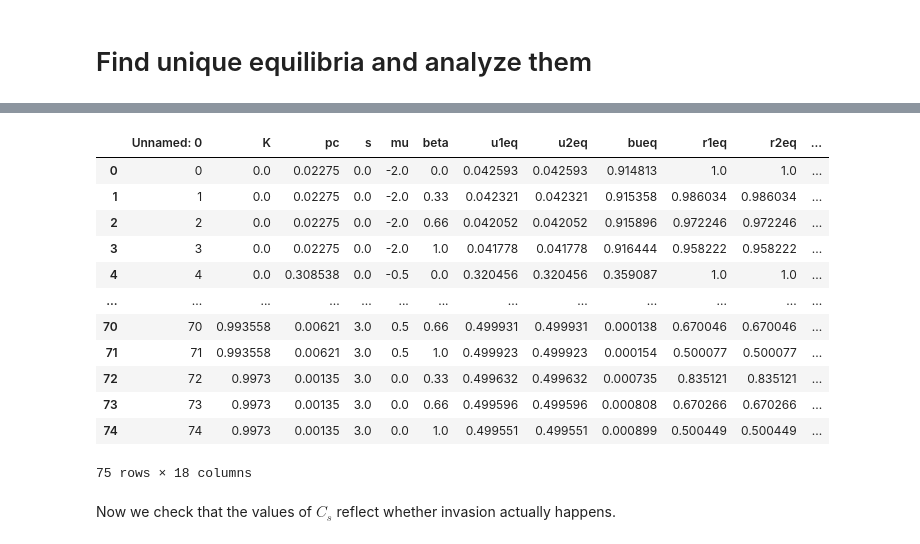
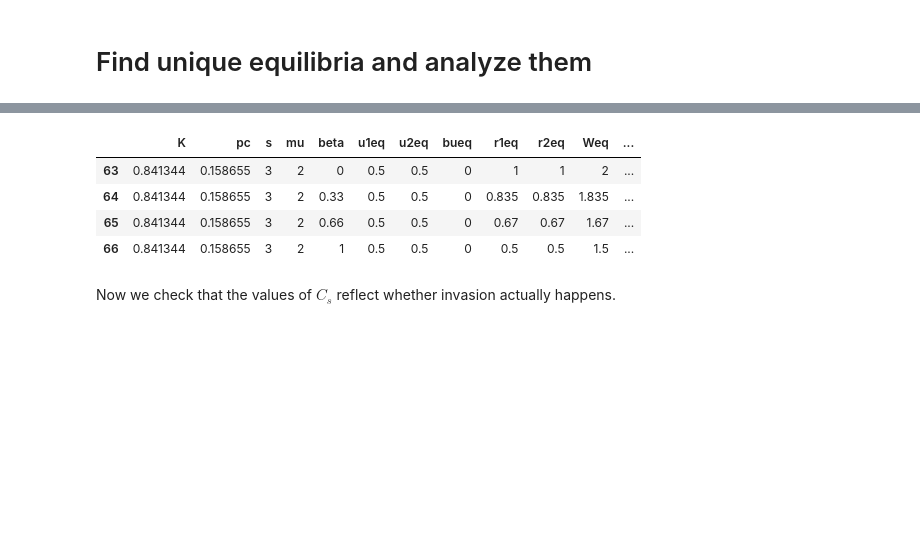
Before and after one commit to taliaborofsky/PayoffLearning_RelativeFood, a Jupyter notebook: PO_GenerateDFs.ipynb, the cells around one changed output, grey strips where cells are left out. Cells and saved outputs as stored; diff of their text form; code cells hidden in the pictures; blank space fills up the shorter version.

```diff
--- a/PO_GenerateDFs.ipynb
+++ b/PO_GenerateDFs.ipynb
@@ -366,18 +179,10 @@ df_fixed = pd.DataFrame(df_out, columns = cols)
-# %%
-df_fixed
-# %% [output]
-|  | Unnamed: 0 | K | pc | s | mu | beta | u1eq | u2eq | bueq | r1eq | r2eq | ... |
-| 0 | 0 | 0.0 | 0.02275 | 0.0 | -2.0 | 0.0 | 0.042593 | 0.042593 | 0.914813 | 1.0 | 1.0 | ... |
-| 1 | 1 | 0.0 | 0.02275 | 0.0 | -2.0 | 0.33 | 0.042321 | 0.042321 | 0.915358 | 0.986034 | 0.986034 | ... |
-| 2 | 2 | 0.0 | 0.02275 | 0.0 | -2.0 | 0.66 | 0.042052 | 0.042052 | 0.915896 | 0.972246 | 0.972246 | ... |
-| 3 | 3 | 0.0 | 0.02275 | 0.0 | -2.0 | 1.0 | 0.041778 | 0.041778 | 0.916444 | 0.958222 | 0.958222 | ... |
-| 4 | 4 | 0.0 | 0.308538 | 0.0 | -0.5 | 0.0 | 0.320456 | 0.320456 | 0.359087 | 1.0 | 1.0 | ... |
-| ... | ... | ... | ... | ... | ... | ... | ... | ... | ... | ... | ... | ... |
-| 70 | 70 | 0.993558 | 0.00621 | 3.0 | 0.5 | 0.66 | 0.499931 | 0.499931 | 0.000138 | 0.670046 | 0.670046 | ... |
-| 71 | 71 | 0.993558 | 0.00621 | 3.0 | 0.5 | 1.0 | 0.499923 | 0.499923 | 0.000154 | 0.500077 | 0.500077 | ... |
-| 72 | 72 | 0.9973 | 0.00135 | 3.0 | 0.0 | 0.33 | 0.499632 | 0.499632 | 0.000735 | 0.835121 | 0.835121 | ... |
-| 73 | 73 | 0.9973 | 0.00135 | 3.0 | 0.0 | 0.66 | 0.499596 | 0.499596 | 0.000808 | 0.670266 | 0.670266 | ... |
-| 74 | 74 | 0.9973 | 0.00135 | 3.0 | 0.0 | 1.0 | 0.499551 | 0.499551 | 0.000899 | 0.500449 | 0.500449 | ... |
-75 rows × 18 columns
+# %%
+df_fixed.query('x_neg_invades==True')
+# %% [output]
+|  | K | pc | s | mu | beta | u1eq | u2eq | bueq | r1eq | r2eq | Weq | ... |
+| 63 | 0.841344 | 0.158655 | 3 | 2 | 0 | 0.5 | 0.5 | 0 | 1 | 1 | 2 | ... |
+| 64 | 0.841344 | 0.158655 | 3 | 2 | 0.33 | 0.5 | 0.5 | 0 | 0.835 | 0.835 | 1.835 | ... |
+| 65 | 0.841344 | 0.158655 | 3 | 2 | 0.66 | 0.5 | 0.5 | 0 | 0.67 | 0.67 | 1.67 | ... |
+| 66 | 0.841344 | 0.158655 | 3 | 2 | 1 | 0.5 | 0.5 | 0 | 0.5 | 0.5 | 1.5 | ... |
 # %% [markdown]
 Now we check that the values of $C_s$ reflect whether invasion actually happens.
```
Also changed, not shown: parts of 24 cells of this notebook, 8 other files.
